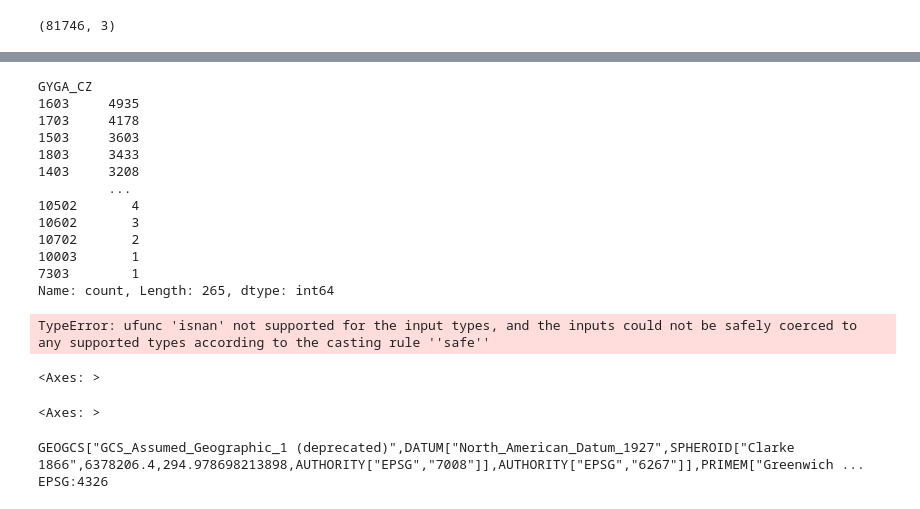
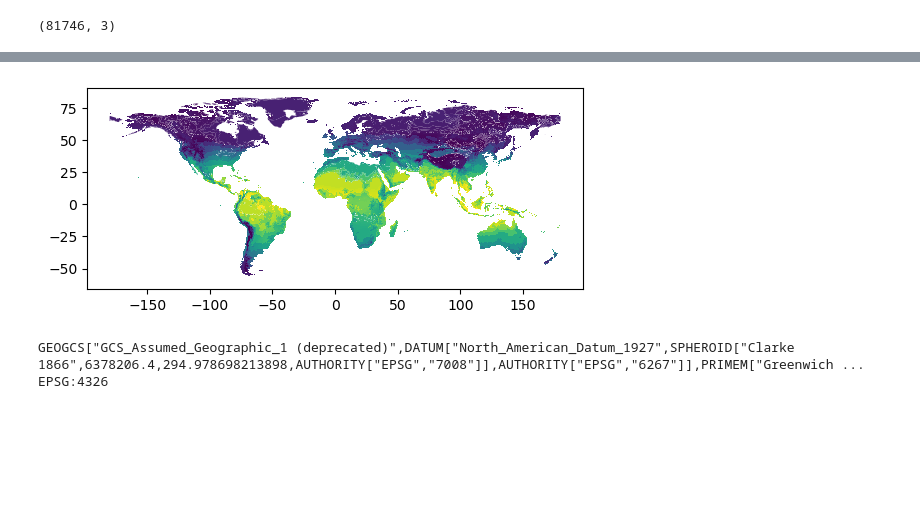
Before and after one commit to CWanderi/capstone_project, a Jupyter notebook: capstone_project.ipynb, the cells around one changed output, grey strips where cells are left out. Cells and saved outputs as stored; diff of their text form; code cells hidden in the pictures; blank space fills up the shorter version.

```diff
--- a/capstone_project.ipynb
+++ b/capstone_project.ipynb
@@ -575,31 +522,8 @@ climate.shape
 # %%
-climate['GYGA_CZ'].value_counts()
+climate.plot('GYGA_CZ')
+plt.show()
 # %% [output]
-GYGA_CZ
-1603     4935
-1703     4178
-1503     3603
-1803     3433
-1403     3208
-         ...
-10502       4
-10602       3
-10702       2
-10003       1
-7303        1
-Name: count, Length: 265, dtype: int64
+[figure, added]
-# %%
-climate.plot('geometry')
-# %% [output]
-TypeError: ufunc 'isnan' not supported for the input types, and the inputs could not be safely coerced to any supported types according to the casting rule ''safe''
-# %%
-climate.plot('ID')
-# %% [output]
-<Axes: >
-# %%
-climate.plot('GYGA_CZ')
-# %% [output]
-<Axes: >
 # %%
 # confirm both layers use the same coordinate reference system to avoid errors
 print(data2.crs) == print(climate.crs)
```
Also changed, not shown: parts of 18 cells of this notebook.
